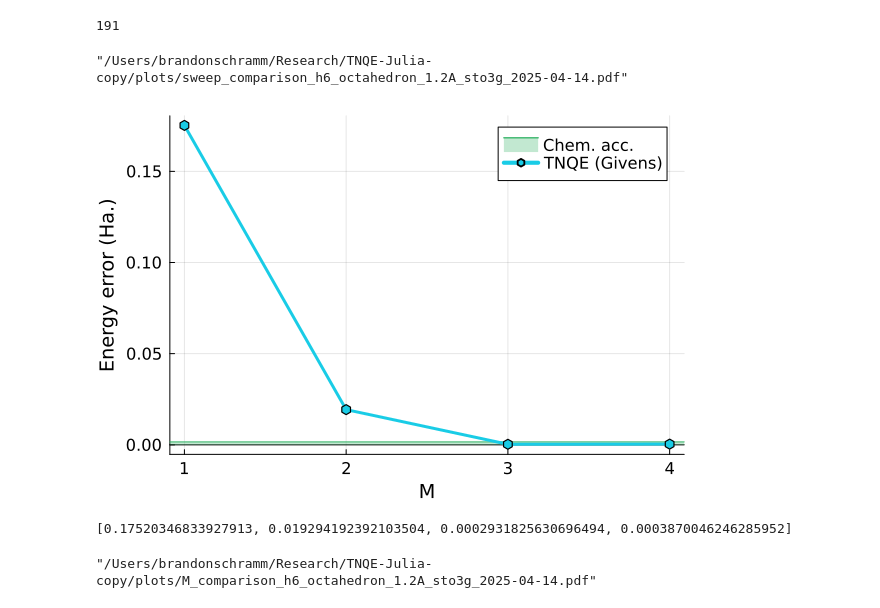
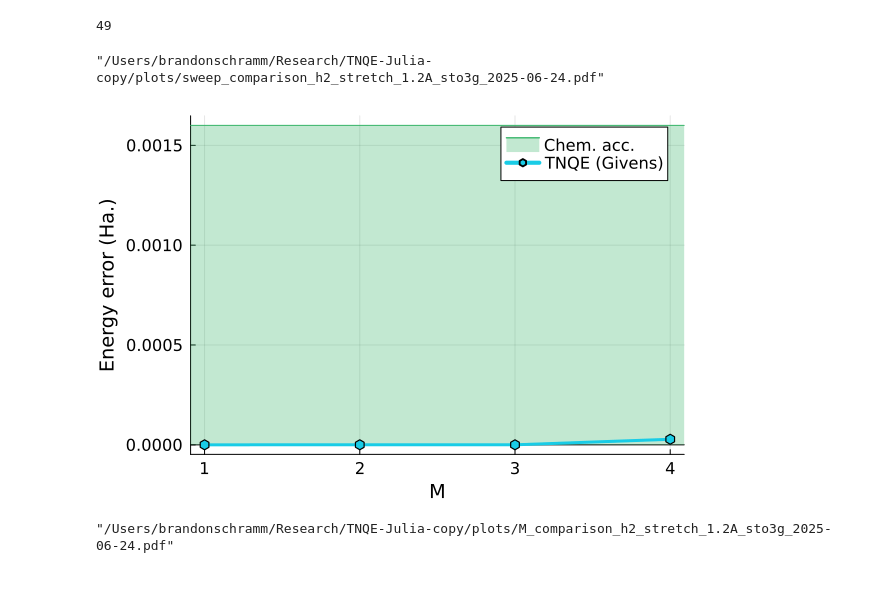
Before and after one commit to brandonschramm21/TNQE-Julia-copy, a Jupyter notebook: notebooks/demo_tnqe.ipynb, the cells around one changed output. Saved outputs shown, nothing was run; the diff lists cells and outputs as text; code cells hidden in the pictures.

```diff
--- a/notebooks/demo_tnqe.ipynb
+++ b/notebooks/demo_tnqe.ipynb
@@ -197,3 +157,23 @@ ArgumentError: ArgumentError: reducing over an empty collection is not allowed;
+# %%
+# Random initial ordering sometimes works even better than the Ipq-heuristic ordering:
+#opt_ord = randperm(chemical_data.N_spt)
+
+tnqe0 = GenSubspace(
+    chemical_data,
+    M=1,
+    mps_maxdim=chi,
+    ham_tol=1e-15,
+    perm_tol=1e-15,
+    thresh="projection",
+    init_ord = [2,1,3,4],
+    eps=1e-12,
+    sweep_num=20,
+    sweep_noise=(1e-2,1e-3,1e-4),
+    dmrg_init=true,
+    ovlp_opt=true,
+    ovlp_weight=2.0,
+    verbose=true
+);
 # %%
 #rotypes = ["none","none","none"]
 #rotypes = ["fswap","fswap","fswap"]
@@ -334,7 +297,7 @@ Total QPU calls = 587984
 # %%
 CountNonZeros(tnqe3.phi_list)
 # %% [output]
-191
+49
 # %%
 using Dates
 xvals = 1:length(tnqe3_evec_full)
@@ -383,9 +346,9 @@ plot!(
     ls=:dot
 )
 =#
-savefig(plt1, pwd()*"/../plots/sweep_comparison_h6_octahedron_1.2A_sto3g_$(Dates.today()).pdf")
+savefig(plt1, pwd()*"/../plots/sweep_comparison_h2_stretch_1.2A_sto3g_$(Dates.today()).pdf")
 # %% [output]
-"/Users/brandonschramm/Research/TNQE-Julia-copy/plots/sweep_comparison_h6_octahedron_1.2A_sto3g_2025-04-14.pdf"
+"/Users/brandonschramm/Research/TNQE-Julia-copy/plots/sweep_comparison_h2_stretch_1.2A_sto3g_2025-06-24.pdf"
 # %%
 xvals = 1:M_max
 
@@ -427,37 +390,36 @@ plot!(
 )
 
 plot!(
     xvals,
     yvals2,
     markershape=:circle,
     markersize=5.2,
     #markerstrokecolor=RGB(0.2,0.2,0.2),
     markerstrokewidth=1.5,
     lw=3.0,
     color=RGB(1.0,0.35,0.35),
     label="TNQE (FSWAP)",
 )
 =#
 println(yvals3)
 plot!(
     xvals,
     yvals3,
     markershape=:hexagon,
     markersize=5.0,
     #markerstrokecolor=RGB(0.2,0.2,0.2),
     markerstrokewidth=1.5,
     lw=3.0,
     color=RGB(0.1,0.8,0.9),
     label="TNQE (Givens)"
 )
 
 display(plt2)
 
-savefig(plt2, pwd()*"/../plots/M_comparison_h6_octahedron_1.2A_sto3g_$(Dates.today()).pdf")
+savefig(plt2, pwd()*"/../plots/M_comparison_h2_stretch_1.2A_sto3g_$(Dates.today()).pdf")
 # %% [output]
-[figure, old version]
+[figure, new version]
-[0.17520346833927913, 0.019294192392103504, 0.0002931825630696494, 0.0003870046246285952]
+"/Users/brandonschramm/Research/TNQE-Julia-copy/plots/M_comparison_h2_stretch_1.2A_sto3g_2025-06-24.pdf"
-"/Users/brandonschramm/Research/TNQE-Julia-copy/plots/M_comparison_h6_octahedron_1.2A_sto3g_2025-04-14.pdf"
 # %%
 chi=4
 
```
Also changed, not shown: parts of 12 cells of this notebook, 5 other files.
